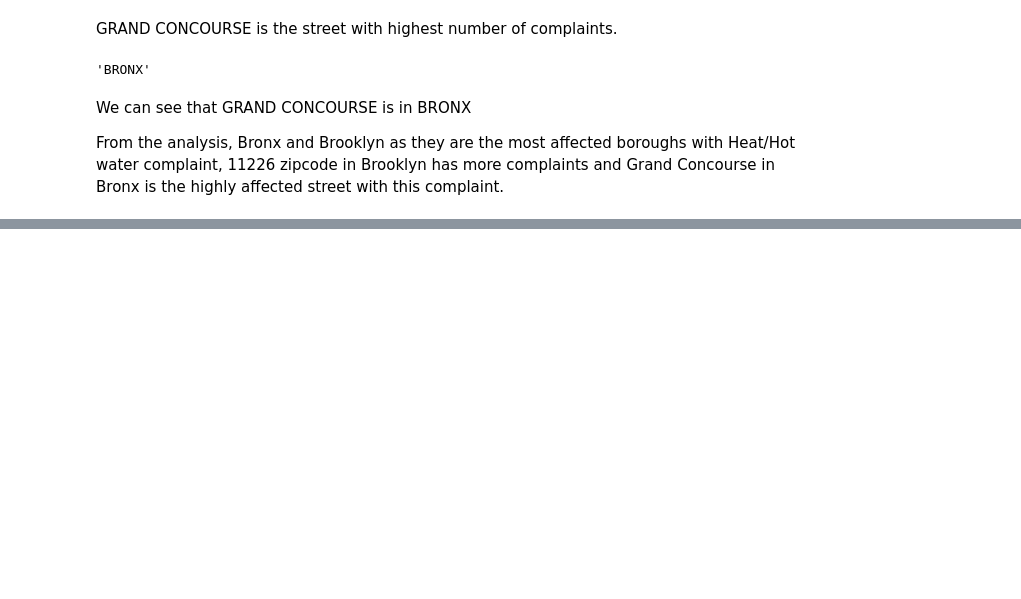
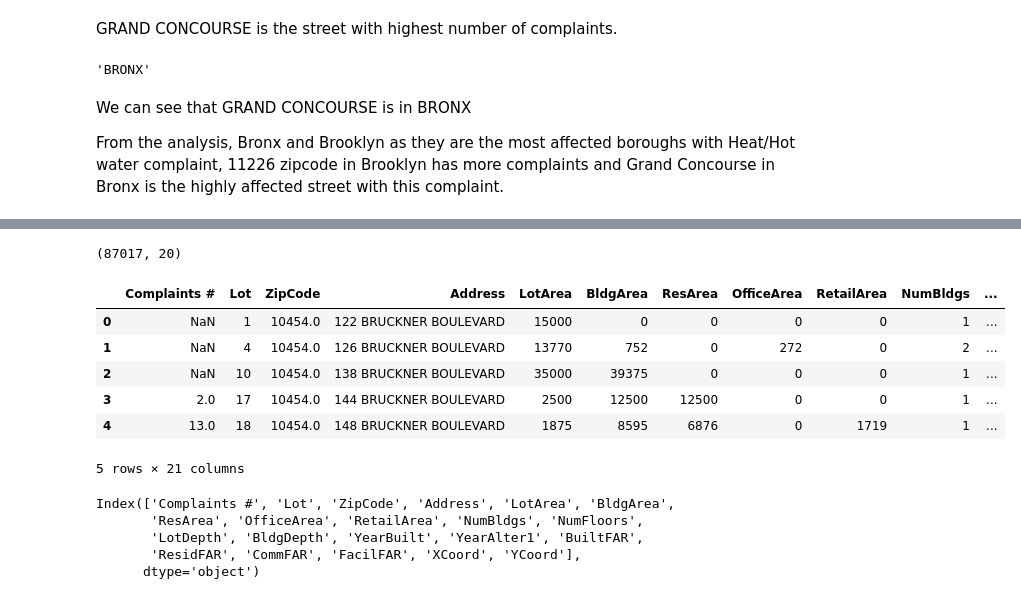
Before and after one commit to ram-polisetti/DataScience, a Jupyter notebook: nyc-311-request-analysis.ipynb, the cells around one changed output, grey strips where cells are left out. Drawn from its saved outputs; the diff is of its cells as text; code cells hidden in the pictures; blank space fills up the shorter version.

```diff
--- a/nyc-311-request-analysis.ipynb
+++ b/nyc-311-request-analysis.ipynb
@@ -469,0 +537,5 @@ From the analysis, Bronx and Brooklyn as they are the most affected boroughs wit
+# %%
+bronx_heat_complaint_data = heat_complaint_data.groupby('incident_address').count()['borough'].to_frame()
+
+bronx_heat_complaint_data.columns = ['Complaints #']
+bronx_heat_complaint_data.shape, bronx_heat_complaint_data.sort_values(by='Complaints #', ascending=False)
@@ -469,0 +577,2 @@ From the analysis, Bronx and Brooklyn as they are the most affected boroughs wit
+# %%
+bronx_pluto_data.drop_duplicates(subset = 'Address', keep = 'first', inplace = True)
@@ -469,0 +595,23 @@ From the analysis, Bronx and Brooklyn as they are the most affected boroughs wit
+# %%
+bronx_pluto_data.shape
+# %% [output]
+(87017, 20)
+# %%
+merged_data = pd.merge(bronx_heat_complaint_data, bronx_pluto_data, right_on = 'Address', left_index = True, how = 'right')
+merged_data.head()
+# %% [output]
+|  | Complaints # | Lot | ZipCode | Address | LotArea | BldgArea | ResArea | OfficeArea | RetailArea | NumBldgs | ... |
+| 0 | NaN | 1 | 10454.0 | 122 BRUCKNER BOULEVARD | 15000 | 0 | 0 | 0 | 0 | 1 | ... |
+| 1 | NaN | 4 | 10454.0 | 126 BRUCKNER BOULEVARD | 13770 | 752 | 0 | 272 | 0 | 2 | ... |
+| 2 | NaN | 10 | 10454.0 | 138 BRUCKNER BOULEVARD | 35000 | 39375 | 0 | 0 | 0 | 1 | ... |
+| 3 | 2.0 | 17 | 10454.0 | 144 BRUCKNER BOULEVARD | 2500 | 12500 | 12500 | 0 | 0 | 1 | ... |
+| 4 | 13.0 | 18 | 10454.0 | 148 BRUCKNER BOULEVARD | 1875 | 8595 | 6876 | 0 | 1719 | 1 | ... |
+5 rows × 21 columns
+# %%
+merged_data.columns
+# %% [output]
+Index(['Complaints #', 'Lot', 'ZipCode', 'Address', 'LotArea', 'BldgArea',
+       'ResArea', 'OfficeArea', 'RetailArea', 'NumBldgs', 'NumFloors',
+       'LotDepth', 'BldgDepth', 'YearBuilt', 'YearAlter1', 'BuiltFAR',
+       'ResidFAR', 'CommFAR', 'FacilFAR', 'XCoord', 'YCoord'],
+      dtype='object')
```
Also changed, not shown: parts of 17 cells of this notebook.
